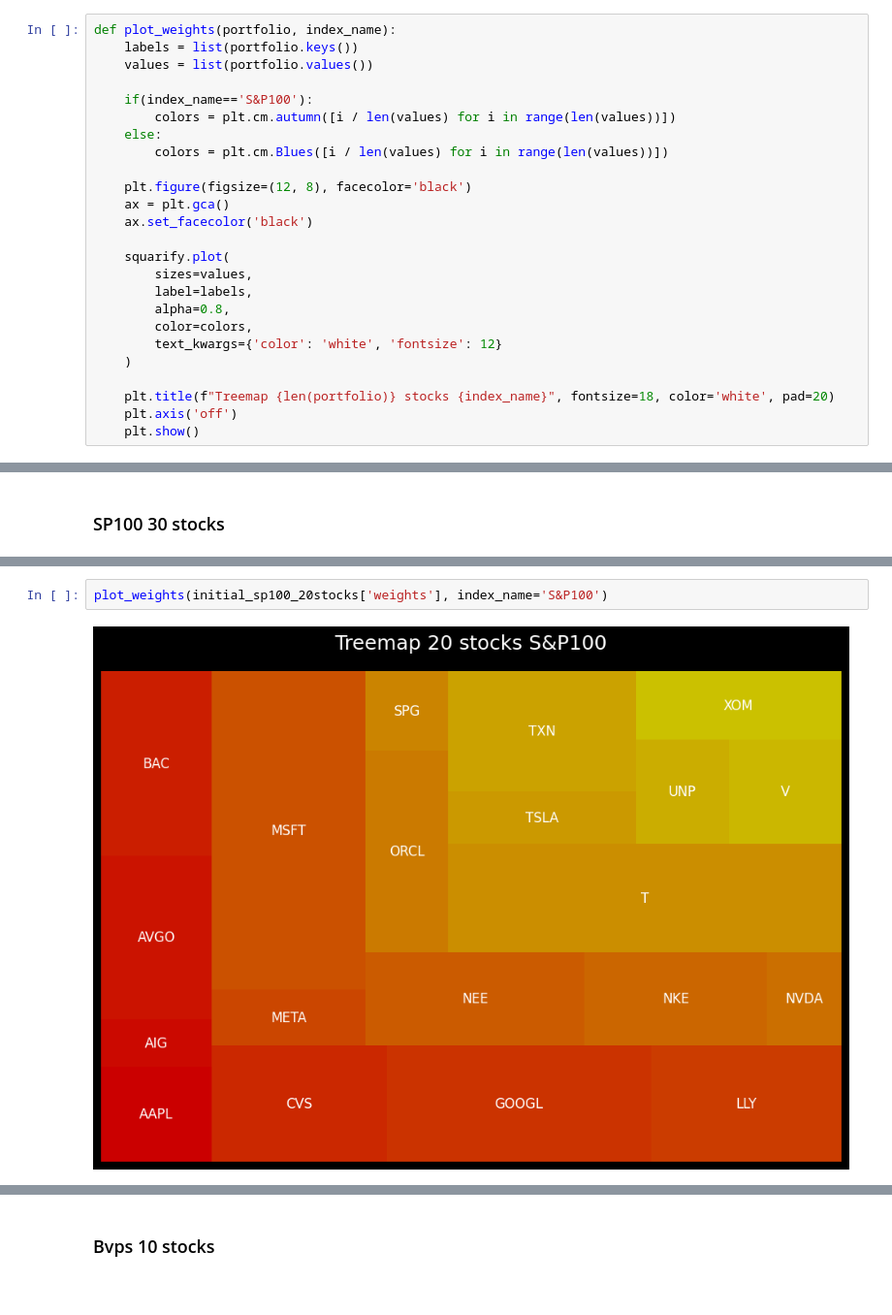
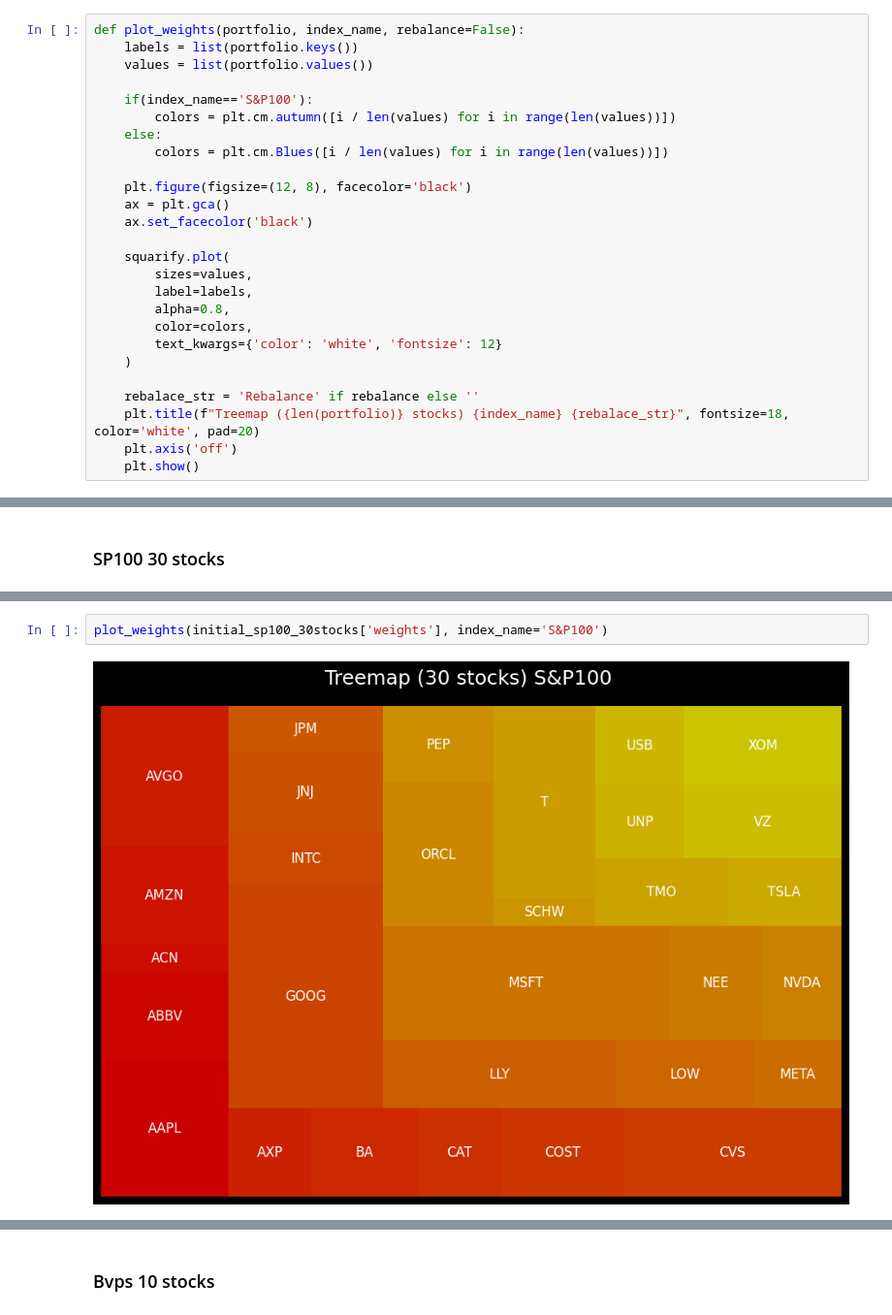
Before and after one commit to vitorholiveira/index_tracking, a Jupyter notebook: notebooks/flowers.ipynb, the cells around one changed output, grey strips where cells are left out. Shown at 97% size. Drawn from its saved outputs; the diff is of its cells as text.

```diff
--- a/notebooks/flowers.ipynb
+++ b/notebooks/flowers.ipynb
@@ -100,5 +194,5 @@ def plot_portfolio(portfolio, stocks_data, index_data, start_date, end_date, ind
 # %%
-def plot_weights(portfolio, index_name):
+def plot_weights(portfolio, index_name, rebalance=False):
     labels = list(portfolio.keys())
     values = list(portfolio.values())
 
@@ -119,7 +213,8 @@ def plot_weights(portfolio, index_name):
         text_kwargs={'color': 'white', 'fontsize': 12}
     )
 
-    plt.title(f"Treemap {len(portfolio)} stocks {index_name}", fontsize=18, color='white', pad=20)
+    rebalace_str = 'Rebalance' if rebalance else ''
+    plt.title(f"Treemap ({len(portfolio)} stocks) {index_name} {rebalace_str}", fontsize=18, color='white', pad=20)
     plt.axis('off')
     plt.show()
 # %% [markdown]
@@ -219,4 +334,4 @@ plot_portfolio(initial_sp100_30stocks, sp100_stocks_values, sp100_index_values,
 # %%
-plot_weights(initial_sp100_20stocks['weights'], index_name='S&P100')
+plot_weights(initial_sp100_30stocks['weights'], index_name='S&P100')
 # %% [output]
-[figure, old version]
+[figure, new version]
```
Also changed, not shown: parts of 27 cells of this notebook, 1 other file.
